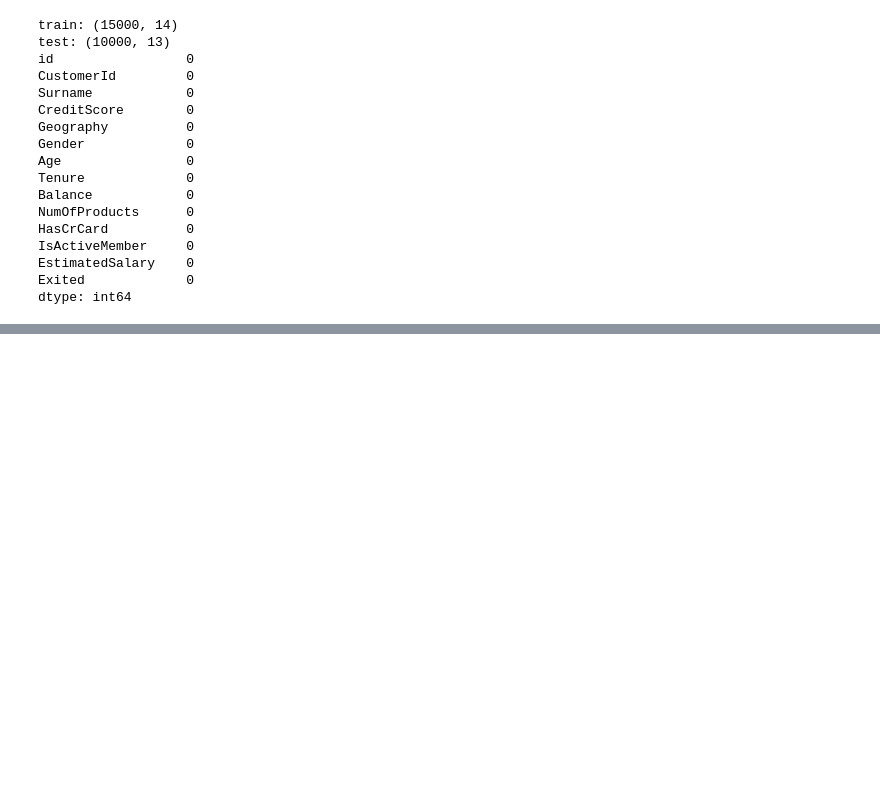
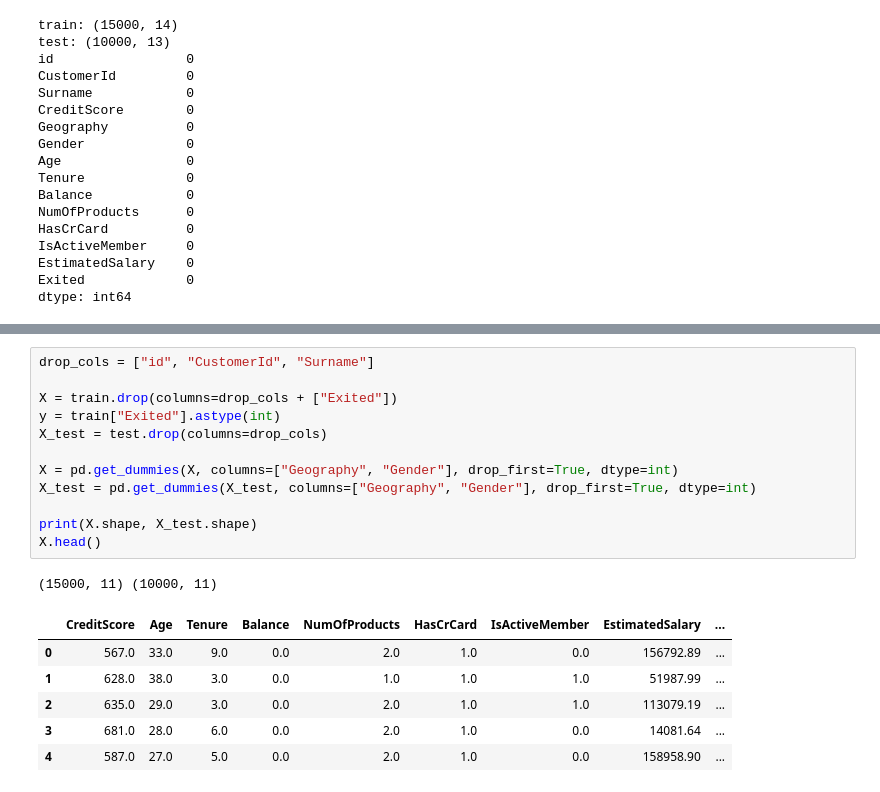
Before and after one commit to Talibdev27/bank-churn-prediction, a Jupyter notebook: churn.ipynb, the cells around one changed output, grey strips where cells are left out. Saved outputs shown, nothing was run; the diff lists cells and outputs as text; blank space fills up the shorter version.

```diff
--- a/churn.ipynb
+++ b/churn.ipynb
@@ -57,0 +145,20 @@ dtype: int64
+# %%
+drop_cols = ["id", "CustomerId", "Surname"]
+
+X = train.drop(columns=drop_cols + ["Exited"])
+y = train["Exited"].astype(int)
+X_test = test.drop(columns=drop_cols)
+
+X = pd.get_dummies(X, columns=["Geography", "Gender"], drop_first=True, dtype=int)
+X_test = pd.get_dummies(X_test, columns=["Geography", "Gender"], drop_first=True, dtype=int)
+
+print(X.shape, X_test.shape)
+X.head()
+# %% [output]
+(15000, 11) (10000, 11)
+|  | CreditScore | Age | Tenure | Balance | NumOfProducts | HasCrCard | IsActiveMember | EstimatedSalary | ... |
+| 0 | 567.0 | 33.0 | 9.0 | 0.0 | 2.0 | 1.0 | 0.0 | 156792.89 | ... |
+| 1 | 628.0 | 38.0 | 3.0 | 0.0 | 1.0 | 1.0 | 1.0 | 51987.99 | ... |
+| 2 | 635.0 | 29.0 | 3.0 | 0.0 | 2.0 | 1.0 | 1.0 | 113079.19 | ... |
+| 3 | 681.0 | 28.0 | 6.0 | 0.0 | 2.0 | 1.0 | 0.0 | 14081.64 | ... |
+| 4 | 587.0 | 27.0 | 5.0 | 0.0 | 2.0 | 1.0 | 0.0 | 158958.90 | ... |
```
Also changed, not shown: parts of 8 cells of this notebook.
